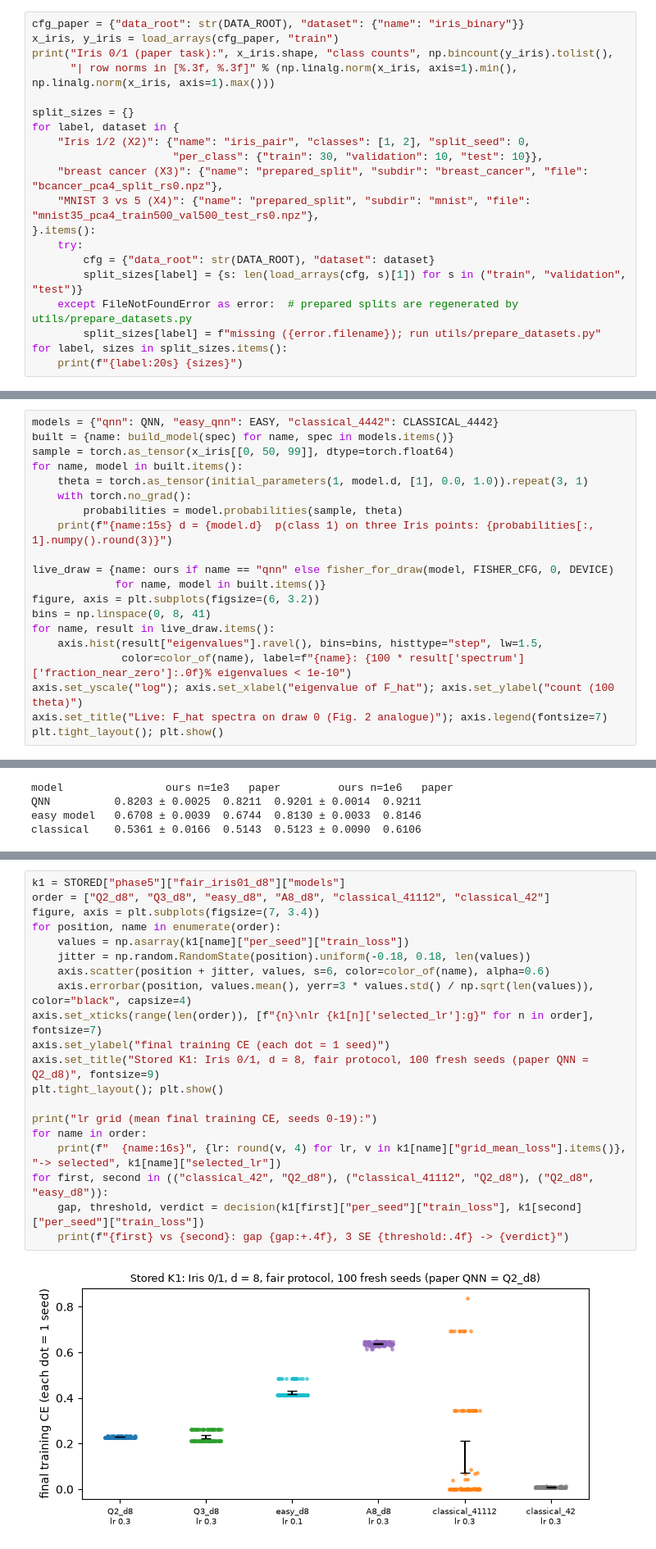
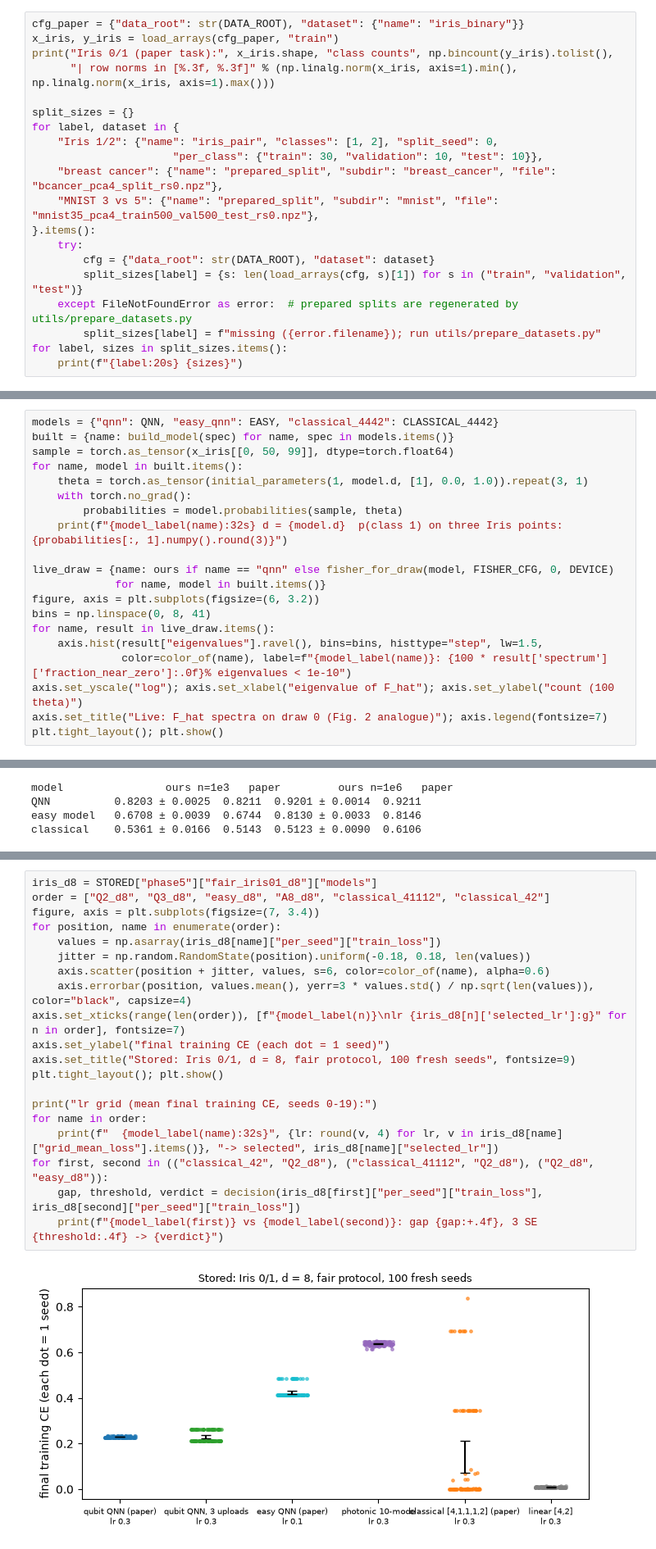
Before and after one commit to pemeriau/reproduced_papers, a Jupyter notebook: papers/power_of_QNN/notebook.ipynb, the cells around one changed output, grey strips where cells are left out. Shown at 82% size. Drawn from its saved outputs; the diff is of its cells as text.

```diff
--- a/papers/power_of_QNN/notebook.ipynb
+++ b/papers/power_of_QNN/notebook.ipynb
@@ -128,10 +159,10 @@ print("Iris 0/1 (paper task):", x_iris.shape, "class counts", np.bincount(y_iris
 
 split_sizes = {}
 for label, dataset in {
-    "Iris 1/2 (X2)": {"name": "iris_pair", "classes": [1, 2], "split_seed": 0,
+    "Iris 1/2": {"name": "iris_pair", "classes": [1, 2], "split_seed": 0,
                       "per_class": {"train": 30, "validation": 10, "test": 10}},
-    "breast cancer (X3)": {"name": "prepared_split", "subdir": "breast_cancer", "file": "bcancer_pca4_split_rs0.npz"},
-    "MNIST 3 vs 5 (X4)": {"name": "prepared_split", "subdir": "mnist", "file": "mnist35_pca4_train500_val500_test_rs0.npz"},
+    "breast cancer": {"name": "prepared_split", "subdir": "breast_cancer", "file": "bcancer_pca4_split_rs0.npz"},
+    "MNIST 3 vs 5": {"name": "prepared_split", "subdir": "mnist", "file": "mnist35_pca4_train500_val500_test_rs0.npz"},
 }.items():
     try:
         cfg = {"data_root": str(DATA_ROOT), "dataset": dataset}
@@ -265,7 +296,7 @@ for name, model in built.items():
     theta = torch.as_tensor(initial_parameters(1, model.d, [1], 0.0, 1.0)).repeat(3, 1)
     with torch.no_grad():
         probabilities = model.probabilities(sample, theta)
-    print(f"{name:15s} d = {model.d}  p(class 1) on three Iris points: {probabilities[:, 1].numpy().round(3)}")
+    print(f"{model_label(name):32s} d = {model.d}  p(class 1) on three Iris points: {probabilities[:, 1].numpy().round(3)}")
 
 live_draw = {name: ours if name == "qnn" else fisher_for_draw(model, FISHER_CFG, 0, DEVICE)
              for name, model in built.items()}
@@ -273,7 +304,7 @@ figure, axis = plt.subplots(figsize=(6, 3.2))
 bins = np.linspace(0, 8, 41)
 for name, result in live_draw.items():
     axis.hist(result["eigenvalues"].ravel(), bins=bins, histtype="step", lw=1.5,
-              color=color_of(name), label=f"{name}: {100 * result['spectrum']['fraction_near_zero']:.0f}% eigenvalues < 1e-10")
+              color=color_of(name), label=f"{model_label(name)}: {100 * result['spectrum']['fraction_near_zero']:.0f}% eigenvalues < 1e-10")
 axis.set_yscale("log"); axis.set_xlabel("eigenvalue of F_hat"); axis.set_ylabel("count (100 theta)")
 axis.set_title("Live: F_hat spectra on draw 0 (Fig. 2 analogue)"); axis.legend(fontsize=7)
 plt.tight_layout(); plt.show()
@@ -419,23 +450,23 @@ fair  protocol  classical_42     lr=0.3   final training CE 0.0091 ± 0.0014
 # %%
-k1 = STORED["phase5"]["fair_iris01_d8"]["models"]
+iris_d8 = STORED["phase5"]["fair_iris01_d8"]["models"]
 order = ["Q2_d8", "Q3_d8", "easy_d8", "A8_d8", "classical_41112", "classical_42"]
 figure, axis = plt.subplots(figsize=(7, 3.4))
 for position, name in enumerate(order):
-    values = np.asarray(k1[name]["per_seed"]["train_loss"])
+    values = np.asarray(iris_d8[name]["per_seed"]["train_loss"])
     jitter = np.random.RandomState(position).uniform(-0.18, 0.18, len(values))
     axis.scatter(position + jitter, values, s=6, color=color_of(name), alpha=0.6)
     axis.errorbar(position, values.mean(), yerr=3 * values.std() / np.sqrt(len(values)), color="black", capsize=4)
-axis.set_xticks(range(len(order)), [f"{n}\nlr {k1[n]['selected_lr']:g}" for n in order], fontsize=7)
+axis.set_xticks(range(len(order)), [f"{model_label(n)}\nlr {iris_d8[n]['selected_lr']:g}" for n in order], fontsize=7)
 axis.set_ylabel("final training CE (each dot = 1 seed)")
-axis.set_title("Stored K1: Iris 0/1, d = 8, fair protocol, 100 fresh seeds (paper QNN = Q2_d8)", fontsize=9)
+axis.set_title("Stored: Iris 0/1, d = 8, fair protocol, 100 fresh seeds", fontsize=9)
 plt.tight_layout(); plt.show()
 
 print("lr grid (mean final training CE, seeds 0-19):")
 for name in order:
-    print(f"  {name:16s}", {lr: round(v, 4) for lr, v in k1[name]["grid_mean_loss"].items()}, "-> selected", k1[name]["selected_lr"])
+    print(f"  {model_label(name):32s}", {lr: round(v, 4) for lr, v in iris_d8[name]["grid_mean_loss"].items()}, "-> selected", iris_d8[name]["selected_lr"])
 for first, second in (("classical_42", "Q2_d8"), ("classical_41112", "Q2_d8"), ("Q2_d8", "easy_d8")):
-    gap, threshold, verdict = decision(k1[first]["per_seed"]["train_loss"], k1[second]["per_seed"]["train_loss"])
-    print(f"{first} vs {second}: gap {gap:+.4f}, 3 SE {threshold:.4f} -> {verdict}")
+    gap, threshold, verdict = decision(iris_d8[first]["per_seed"]["train_loss"], iris_d8[second]["per_seed"]["train_loss"])
+    print(f"{model_label(first)} vs {model_label(second)}: gap {gap:+.4f}, 3 SE {threshold:.4f} -> {verdict}")
 # %% [output]
-[figure, old version]
+[figure, new version]
 lr grid (mean final training CE, seeds 0-19):
```
Also changed, not shown: parts of 22 cells of this notebook, 41 other files.
